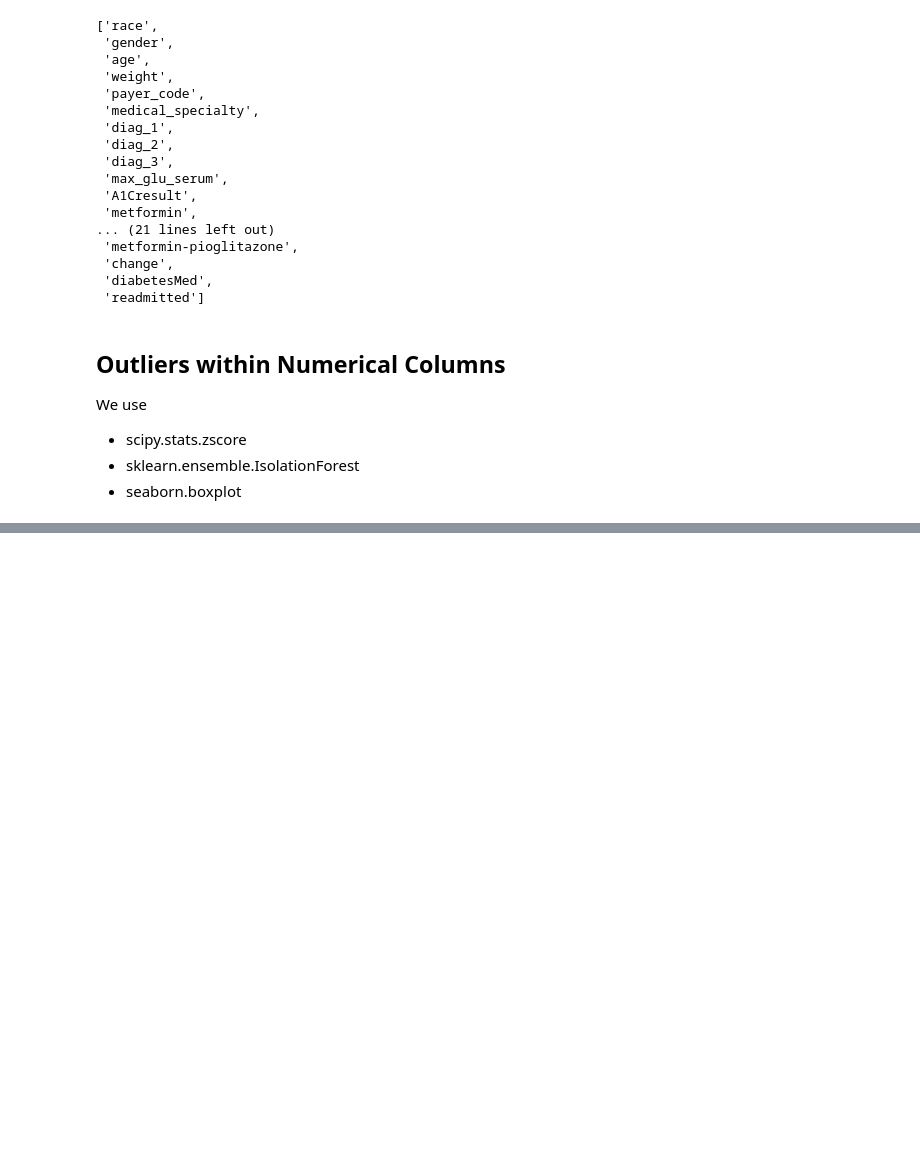
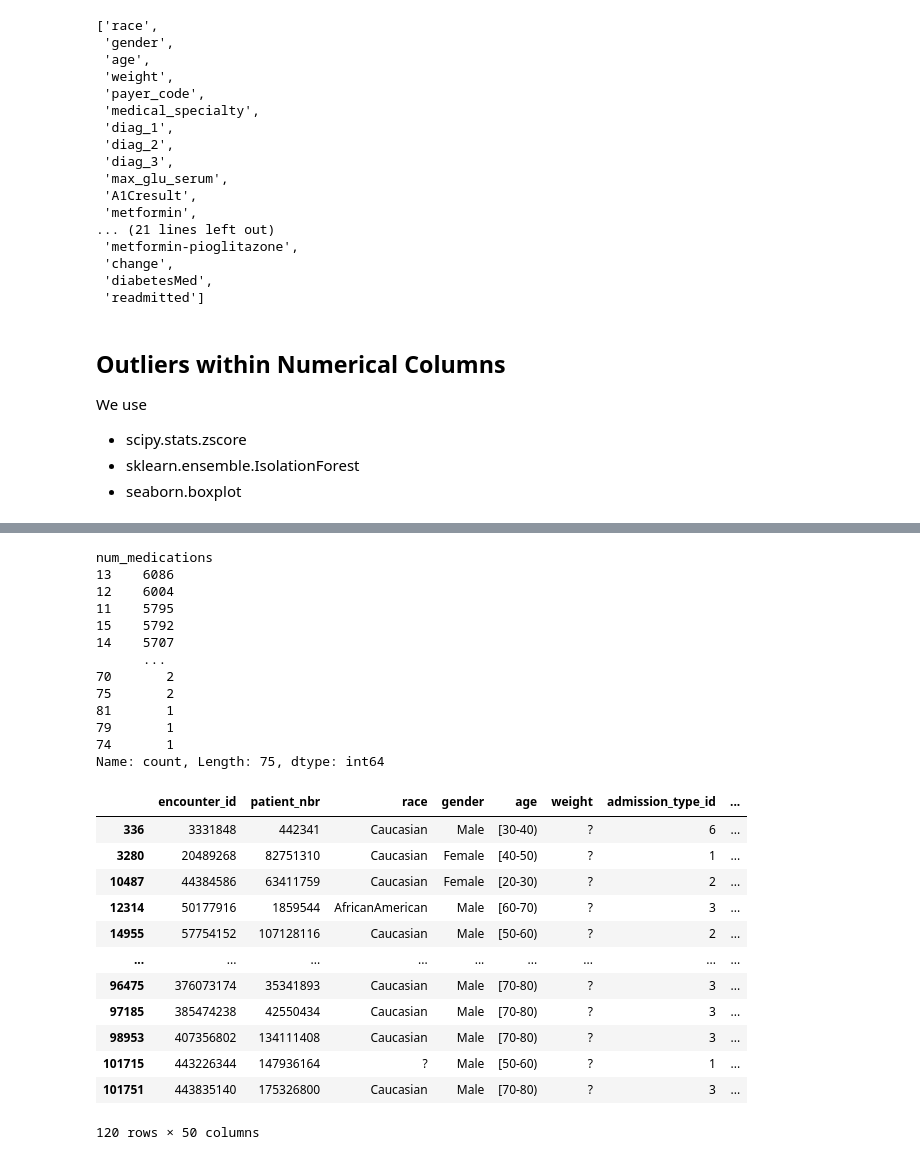
Before and after one commit to Erdos-Projects/fall-2026-hospital-readmission-for-diabetes, a Jupyter notebook: notebooks/feature_selection.ipynb, the cells around one changed output, grey strips where cells are left out. Cells and saved outputs as stored; diff of their text form; code cells hidden in the pictures; blank space fills up the shorter version.

```diff
--- a/notebooks/feature_selection.ipynb
+++ b/notebooks/feature_selection.ipynb
@@ -181,0 +227,32 @@ plt.show()
+# %%
+print(df['num_medications'].value_counts())
+
+
+df[df['num_medications'].ge(60)]
+# %% [output]
+num_medications
+13    6086
+12    6004
+11    5795
+15    5792
+14    5707
+      ...
+70       2
+75       2
+81       1
+79       1
+74       1
+Name: count, Length: 75, dtype: int64
+|  | encounter_id | patient_nbr | race | gender | age | weight | admission_type_id | ... |
+| 336 | 3331848 | 442341 | Caucasian | Male | [30-40) | ? | 6 | ... |
+| 3280 | 20489268 | 82751310 | Caucasian | Female | [40-50) | ? | 1 | ... |
+| 10487 | 44384586 | 63411759 | Caucasian | Female | [20-30) | ? | 2 | ... |
+| 12314 | 50177916 | 1859544 | AfricanAmerican | Male | [60-70) | ? | 3 | ... |
+| 14955 | 57754152 | 107128116 | Caucasian | Male | [50-60) | ? | 2 | ... |
+| ... | ... | ... | ... | ... | ... | ... | ... | ... |
+| 96475 | 376073174 | 35341893 | Caucasian | Male | [70-80) | ? | 3 | ... |
+| 97185 | 385474238 | 42550434 | Caucasian | Male | [70-80) | ? | 3 | ... |
+| 98953 | 407356802 | 134111408 | Caucasian | Male | [70-80) | ? | 3 | ... |
+| 101715 | 443226344 | 147936164 | ? | Male | [50-60) | ? | 1 | ... |
+| 101751 | 443835140 | 175326800 | Caucasian | Male | [70-80) | ? | 3 | ... |
+120 rows × 50 columns
```
Also changed, not shown: parts of 6 cells of this notebook, 9 other files.
